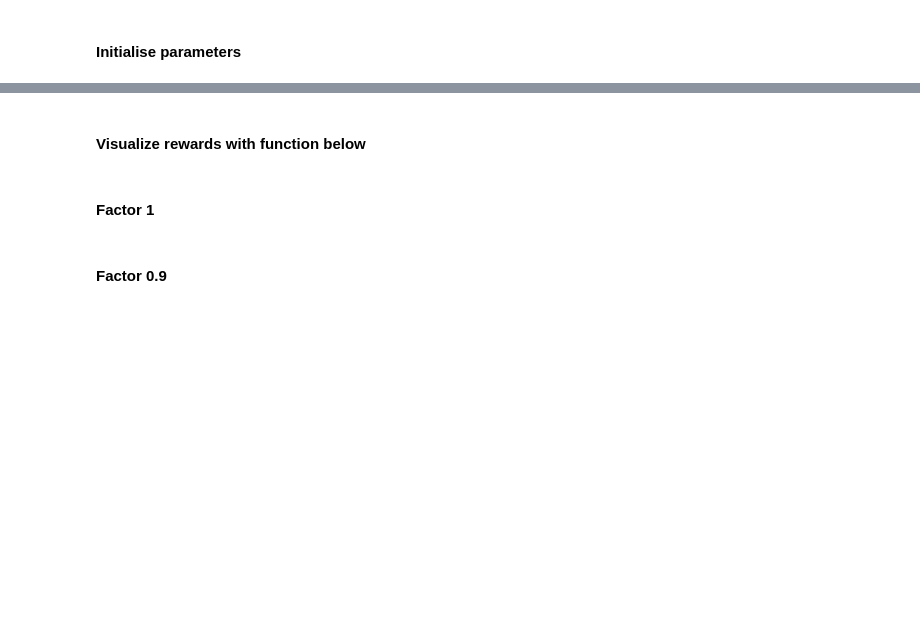
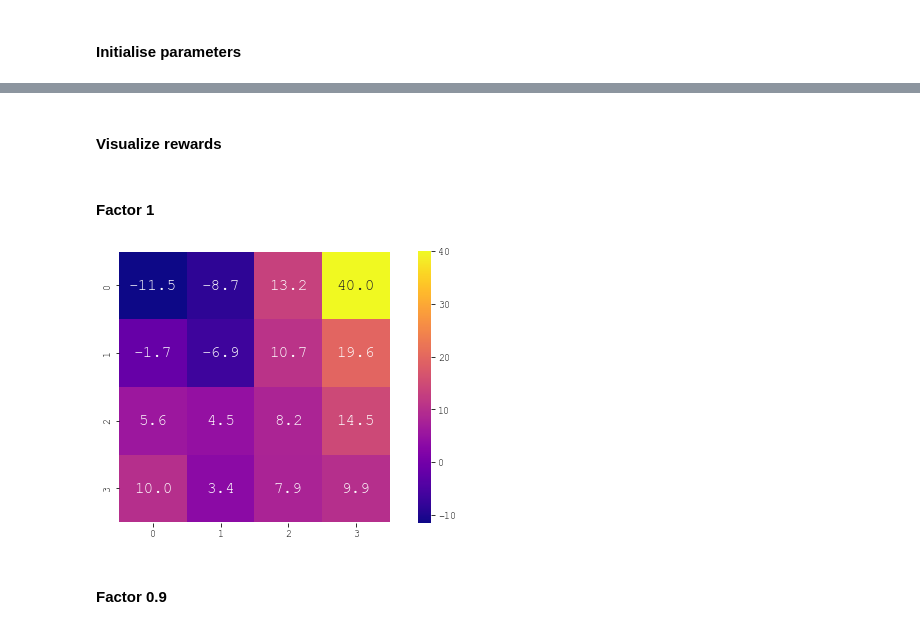
Before and after one commit to wolfsinem/AdaptiveSystems, a Jupyter notebook: evaluation/visualize_evaluation.ipynb, the cells around one changed output, grey strips where cells are left out. Drawn from its saved outputs; the diff is of its cells as text; code cells hidden in the pictures; blank space fills up the shorter version.

```diff
--- a/evaluation/visualize_evaluation.ipynb
+++ b/evaluation/visualize_evaluation.ipynb
@@ -37,4 +39,4 @@ reversed_maze = {
 # %%
 env = Maze(maze_coords,reversed_maze, step_cost=STEP_COST, max_ep_length=MAX_EP_LEN)
 # %% [markdown]
-#### Visualize rewards with function below
+#### Visualize rewards
@@ -54,7 +43,10 @@ policy_eval2 = mc_evaluation_policy(env, discount_factor=0.9)
 # %% [markdown]
 #### Factor 1
 # %%
-plot_state_value_grid(policy_eval1.reshape((4,4)))
+policy_eval1 = mc_evaluation_policy(env, discount_factor=1)
+plot_grid(policy_eval1.reshape((4,4)))
+# %% [output]
+[figure, added]
 # %% [markdown]
 #### Factor 0.9
 # %%
```
Also changed, not shown: parts of 26 cells of this notebook.
